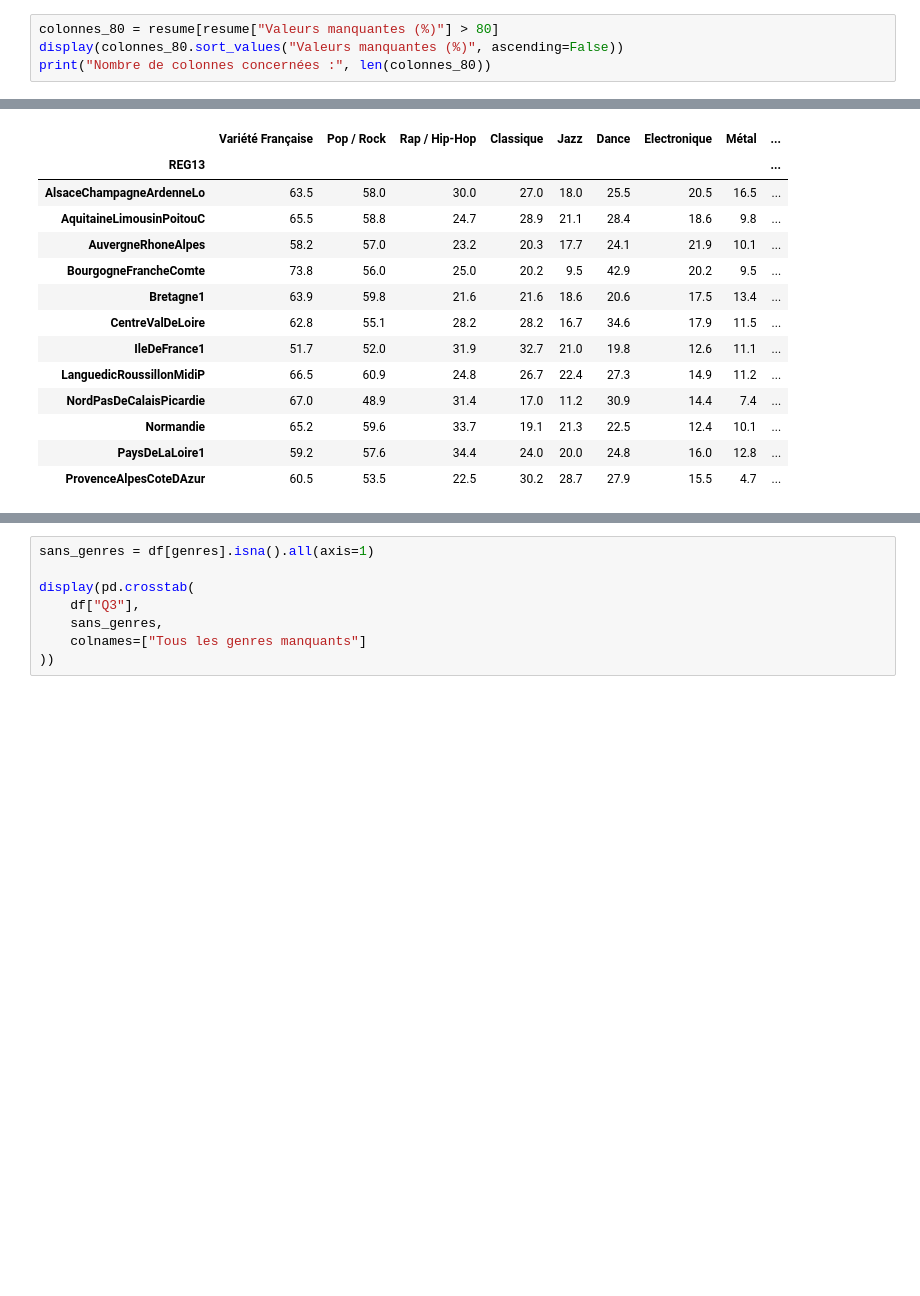
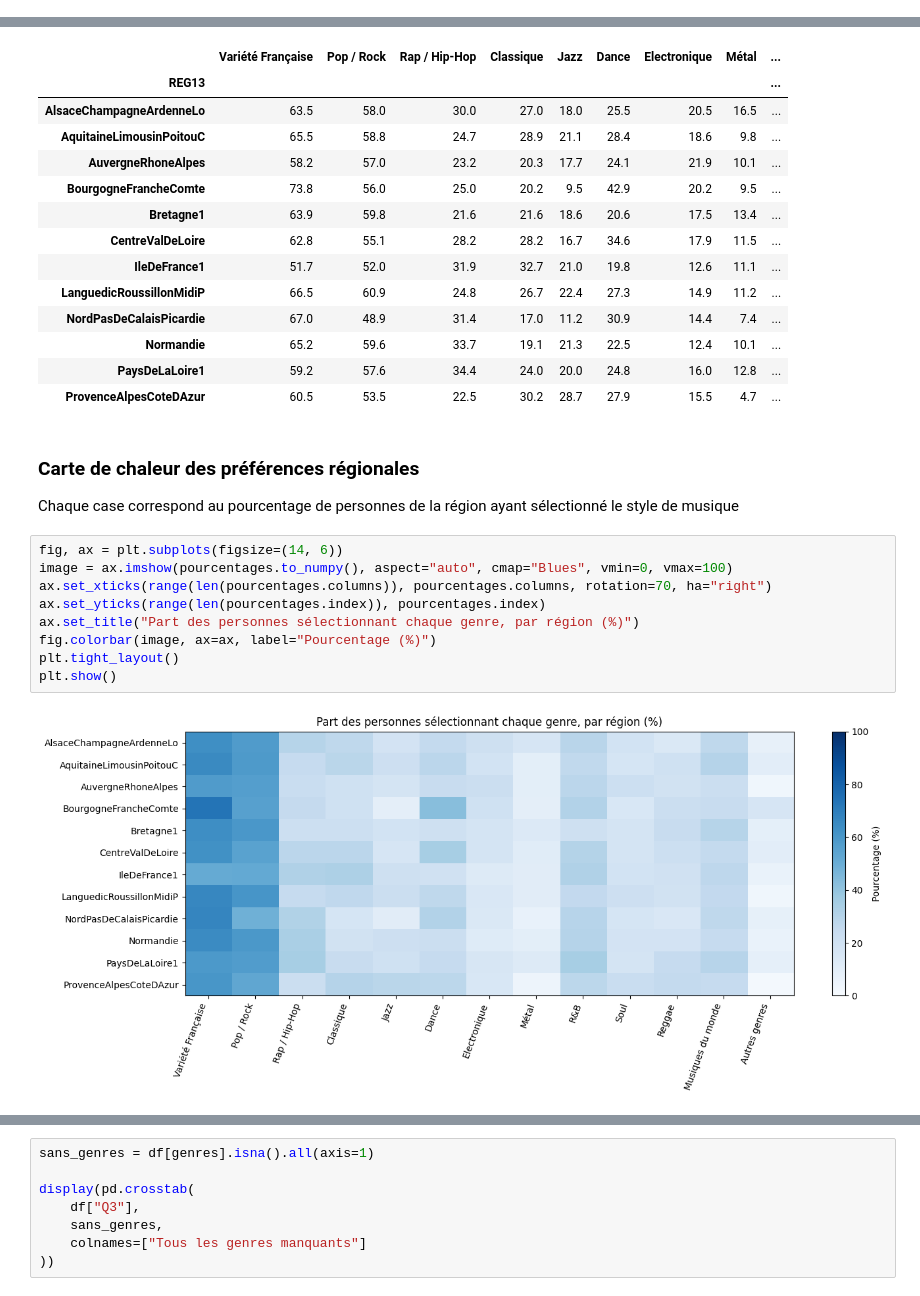
Before and after one commit to felipemarzin-oss/data-science-project, a Jupyter notebook: notebooks/exploration.ipynb, the cells around one changed output, grey strips where cells are left out. Drawn from its saved outputs; the diff is of its cells as text; blank space fills up the shorter version.

```diff
--- a/notebooks/exploration.ipynb
+++ b/notebooks/exploration.ipynb
@@ -148,4 +174,0 @@ plt.show()
-# %%
-colonnes_80 = resume[resume["Valeurs manquantes (%)"] > 80]
-display(colonnes_80.sort_values("Valeurs manquantes (%)", ascending=False))
-print("Nombre de colonnes concernées :", len(colonnes_80))
@@ -399,4 +424,19 @@ display(pourcentages)
 | Normandie | 65.2 | 59.6 | 33.7 | 19.1 | 21.3 | 22.5 | 12.4 | 10.1 | ... |
 | PaysDeLaLoire1 | 59.2 | 57.6 | 34.4 | 24.0 | 20.0 | 24.8 | 16.0 | 12.8 | ... |
 | ProvenceAlpesCoteDAzur | 60.5 | 53.5 | 22.5 | 30.2 | 28.7 | 27.9 | 15.5 | 4.7 | ... |
+# %% [markdown]
+### Carte de chaleur des préférences régionales
+
+Chaque case correspond au pourcentage de personnes de la région ayant sélectionné le style de musique
+# %%
+fig, ax = plt.subplots(figsize=(14, 6))
+image = ax.imshow(pourcentages.to_numpy(), aspect="auto", cmap="Blues", vmin=0, vmax=100)
+ax.set_xticks(range(len(pourcentages.columns)), pourcentages.columns, rotation=70, ha="right")
+ax.set_yticks(range(len(pourcentages.index)), pourcentages.index)
+ax.set_title("Part des personnes sélectionnant chaque genre, par région (%)")
+fig.colorbar(image, ax=ax, label="Pourcentage (%)")
+plt.tight_layout()
+plt.show()
+# %% [output]
+[figure, added]
 # %% [markdown]
```
Also changed, not shown: parts of 20 cells of this notebook, 5 other files.
